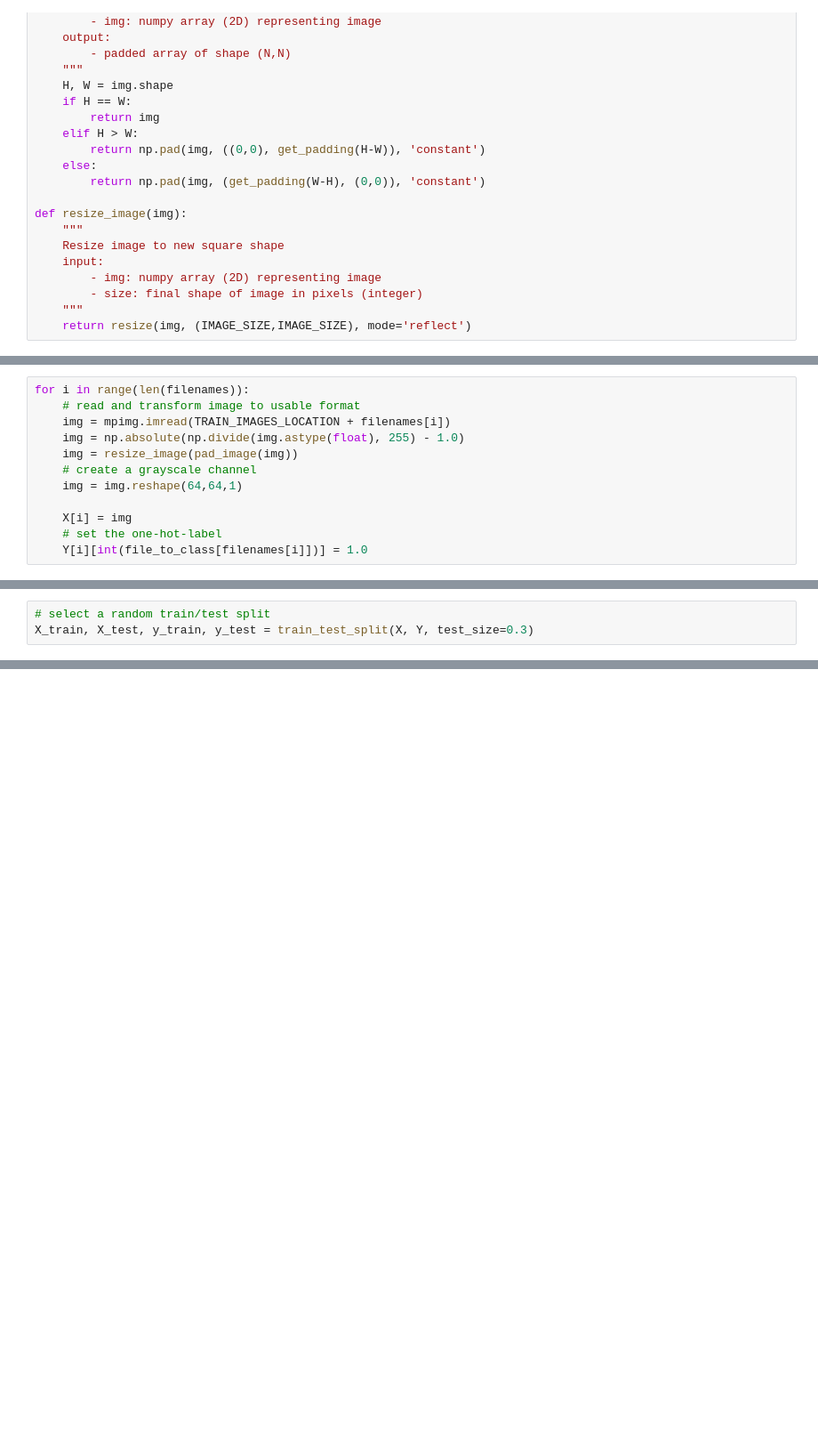
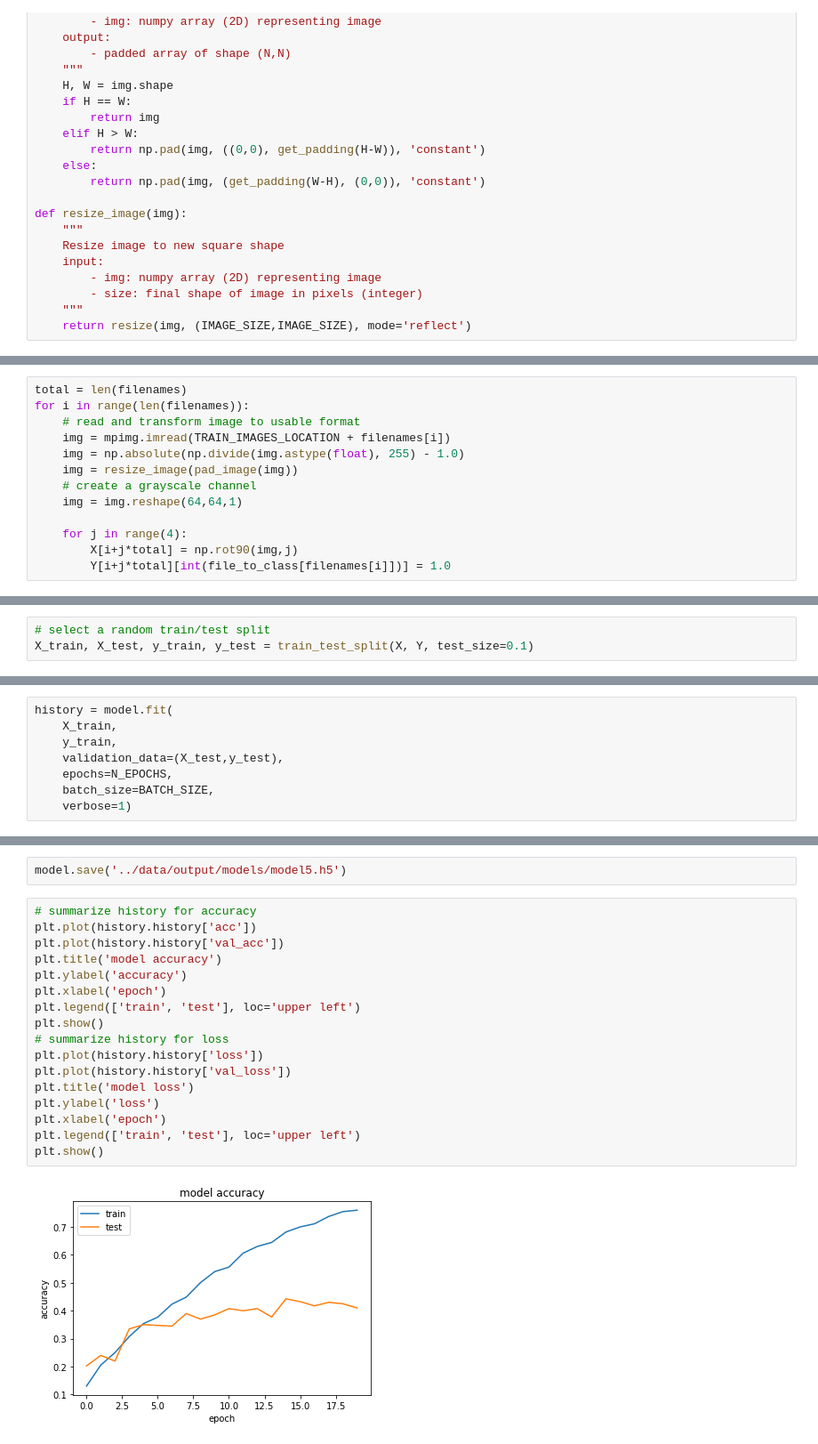
Before and after one commit to joosthere/aml_kaggle, a Jupyter notebook: notebooks/load_and_train.ipynb, the cells around one changed output, grey strips where cells are left out. Shown at 89% size. Drawn from its saved outputs; the diff is of its cells as text; blank space fills up the shorter version.

Commit message:
first rotations model train
on subset of [:1000]

```diff
--- a/notebooks/load_and_train.ipynb
+++ b/notebooks/load_and_train.ipynb
@@ -85,4 +97,5 @@ with open(DATA_LOCATION + 'train_onelabel.csv', mode='r') as infile:
 # %%
+total = len(filenames)
 for i in range(len(filenames)):
     # read and transform image to usable format
     img = mpimg.imread(TRAIN_IMAGES_LOCATION + filenames[i])
@@ -91,6 +104,6 @@ for i in range(len(filenames)):
     # create a grayscale channel
     img = img.reshape(64,64,1)
 
-    X[i] = img
-    # set the one-hot-label
-    Y[i][int(file_to_class[filenames[i]])] = 1.0
+    for j in range(4):
+        X[i+j*total] = np.rot90(img,j)
+        Y[i+j*total][int(file_to_class[filenames[i]])] = 1.0
@@ -97,6 +116,6 @@ for i in range(len(filenames)):
 # %%
 # select a random train/test split
-X_train, X_test, y_train, y_test = train_test_split(X, Y, test_size=0.3)
+X_train, X_test, y_train, y_test = train_test_split(X, Y, test_size=0.1)
 # %%
 model = Sequential()
 model.add(Conv2D(32, kernel_size=(3, 3), activation='relu', input_shape=X[0].shape))
@@ -138,3 +148,11 @@ Total params: 7,407,353
 Trainable params: 7,407,353
 Non-trainable params: 0
 _________________________________________________________________
+# %%
+history = model.fit(
+    X_train,
+    y_train,
+    validation_data=(X_test,y_test),
+    epochs=N_EPOCHS,
+    batch_size=BATCH_SIZE,
+    verbose=1)
@@ -140,0 +177,21 @@ _________________________________________________________________
+# %%
+model.save('../data/output/models/model5.h5')
+# %%
+# summarize history for accuracy
+plt.plot(history.history['acc'])
+plt.plot(history.history['val_acc'])
+plt.title('model accuracy')
+plt.ylabel('accuracy')
+plt.xlabel('epoch')
+plt.legend(['train', 'test'], loc='upper left')
+plt.show()
+# summarize history for loss
+plt.plot(history.history['loss'])
+plt.plot(history.history['val_loss'])
+plt.title('model loss')
+plt.ylabel('loss')
+plt.xlabel('epoch')
+plt.legend(['train', 'test'], loc='upper left')
+plt.show()
+# %% [output]
+[figure, added]
```
Also changed, not shown: parts of 8 cells of this notebook, 3 other files.
